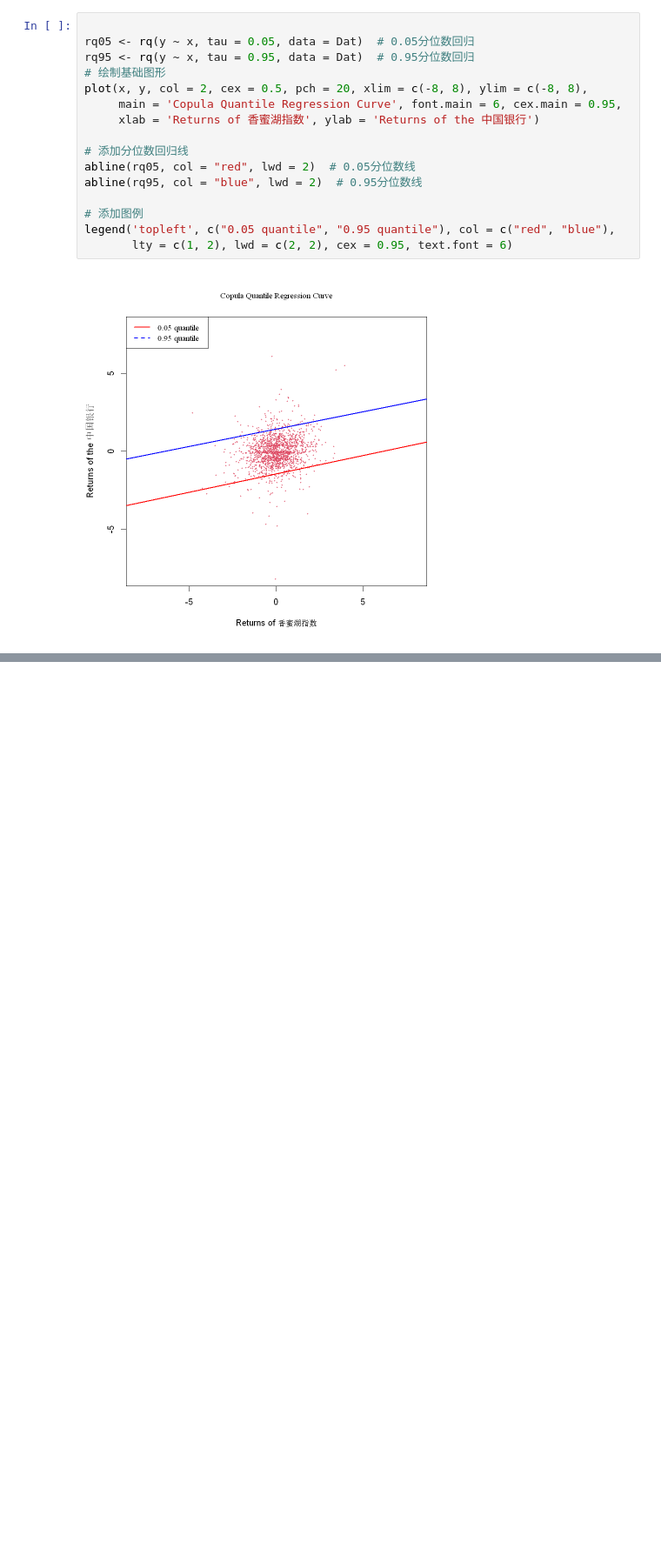
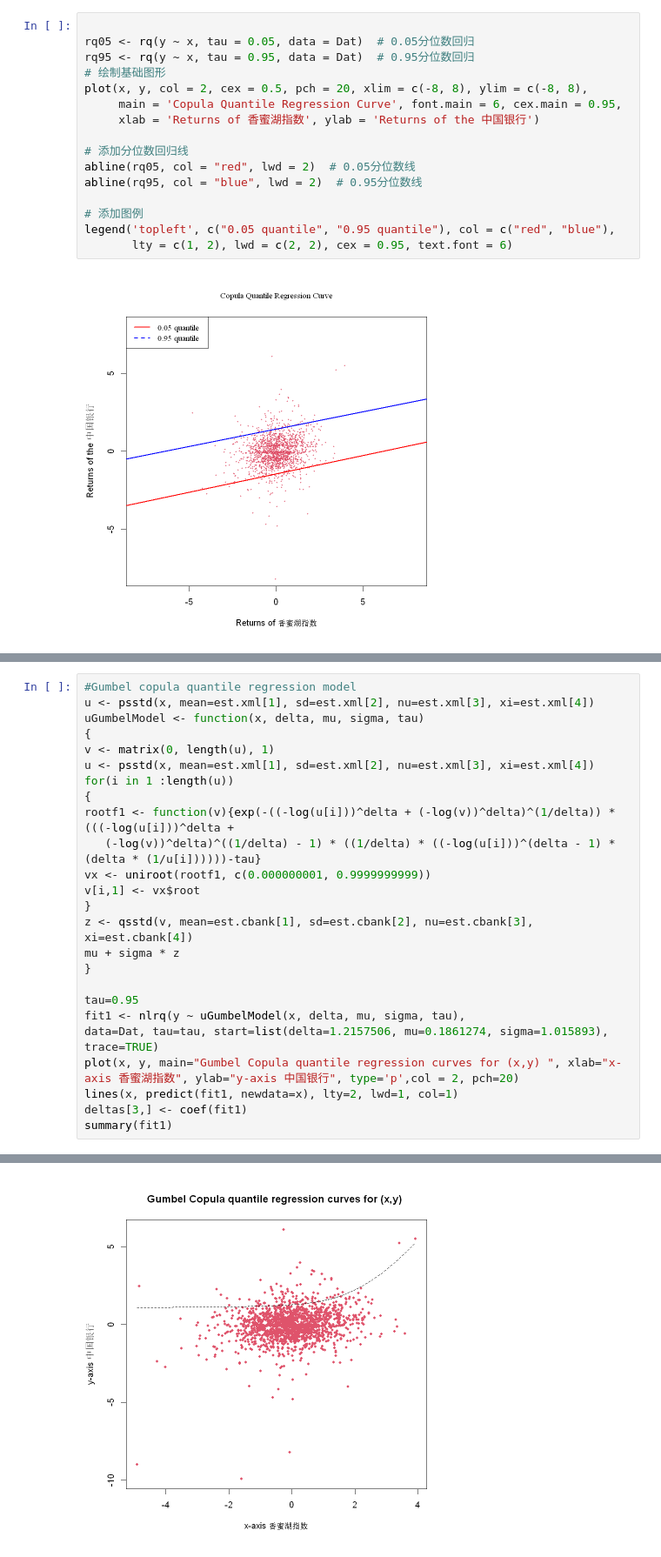
Before and after one commit to Meaquadddd/LLXcode, a Jupyter notebook: Covar1.ipynb, the cells around one changed output, grey strips where cells are left out. Shown at 87% size. Drawn from its saved outputs; the diff is of its cells as text; blank space fills up the shorter version.

```diff
--- a/Covar1.ipynb
+++ b/Covar1.ipynb
@@ -191,0 +256,26 @@ legend('topleft', c("0.05 quantile", "0.95 quantile"), col = c("red", "blue"),
+# %%
+#Gumbel copula quantile regression model
+u <- psstd(x, mean=est.xml[1], sd=est.xml[2], nu=est.xml[3], xi=est.xml[4])
+uGumbelModel <- function(x, delta, mu, sigma, tau)
+{
+v <- matrix(0, length(u), 1)
+u <- psstd(x, mean=est.xml[1], sd=est.xml[2], nu=est.xml[3], xi=est.xml[4])
+for(i in 1 :length(u))
+{
+rootf1 <- function(v){exp(-((-log(u[i]))^delta + (-log(v))^delta)^(1/delta)) * (((-log(u[i]))^delta +
+   (-log(v))^delta)^((1/delta) - 1) * ((1/delta) * ((-log(u[i]))^(delta - 1) * (delta * (1/u[i])))))-tau}
+vx <- uniroot(rootf1, c(0.000000001, 0.9999999999))
+v[i,1] <- vx$root
+}
+z <- qsstd(v, mean=est.cbank[1], sd=est.cbank[2], nu=est.cbank[3], xi=est.cbank[4])
+mu + sigma * z
+}
+
+tau=0.95
+fit1 <- nlrq(y ~ uGumbelModel(x, delta, mu, sigma, tau),
+data=Dat, tau=tau, start=list(delta=1.2157506, mu=0.1861274, sigma=1.015893), trace=TRUE)
+plot(x, y, main="Gumbel Copula quantile regression curves for (x,y) ", xlab="x-axis 香蜜湖指数", ylab="y-axis 中国银行", type='p',col = 2, pch=20)
+lines(x, predict(fit1, newdata=x), lty=2, lwd=1, col=1)
+deltas[3,] <- coef(fit1)
+summary(fit1)
+# %% [output]
@@ -191,0 +311 @@ legend('topleft', c("0.05 quantile", "0.95 quantile"), col = c("red", "blue"),
+[figure, added]
```
Also changed, not shown: parts of 14 cells of this notebook.
